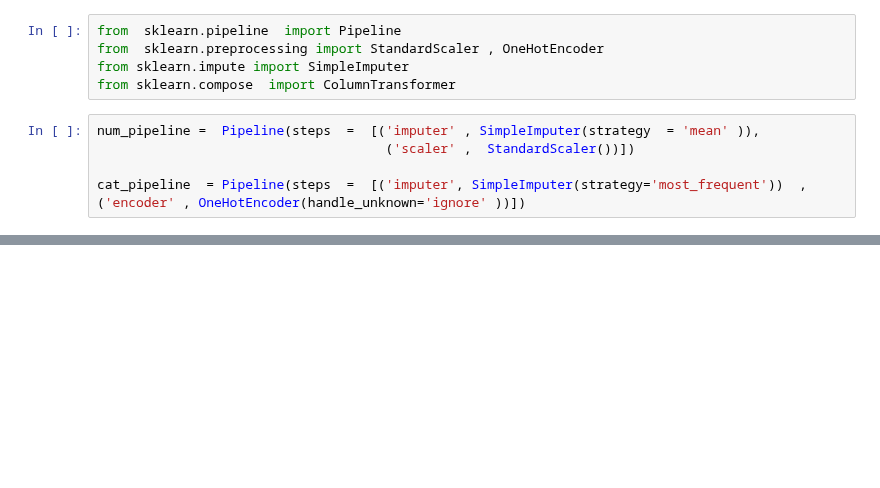
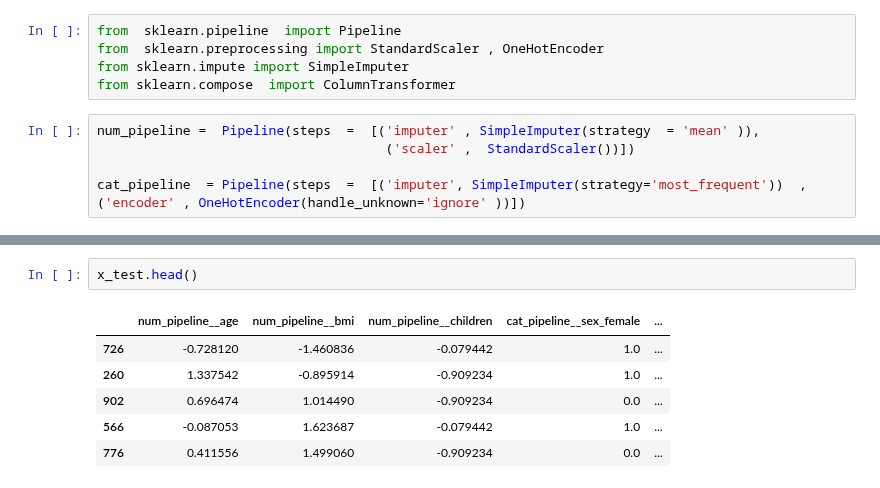
Before and after one commit to varshum12/ML-10-Act-25-, a Jupyter notebook: KNN/KNN regression.ipynb, the cells around one changed output, grey strips where cells are left out. Cells and saved outputs as stored; diff of their text form; blank space fills up the shorter version.

```diff
--- a/KNN/KNN regression.ipynb
+++ b/KNN/KNN regression.ipynb
@@ -102,0 +189,9 @@ cat_pipeline  = Pipeline(steps  =  [('imputer', SimpleImputer(strategy='most_fre
+# %%
+x_test.head()
+# %% [output]
+|  | num_pipeline__age | num_pipeline__bmi | num_pipeline__children | cat_pipeline__sex_female | ... |
+| 726 | -0.728120 | -1.460836 | -0.079442 | 1.0 | ... |
+| 260 | 1.337542 | -0.895914 | -0.909234 | 1.0 | ... |
+| 902 | 0.696474 | 1.014490 | -0.909234 | 0.0 | ... |
+| 566 | -0.087053 | 1.623687 | -0.079442 | 1.0 | ... |
+| 776 | 0.411556 | 1.499060 | -0.909234 | 0.0 | ... |
```
Also changed, not shown: parts of 47 cells of this notebook.
